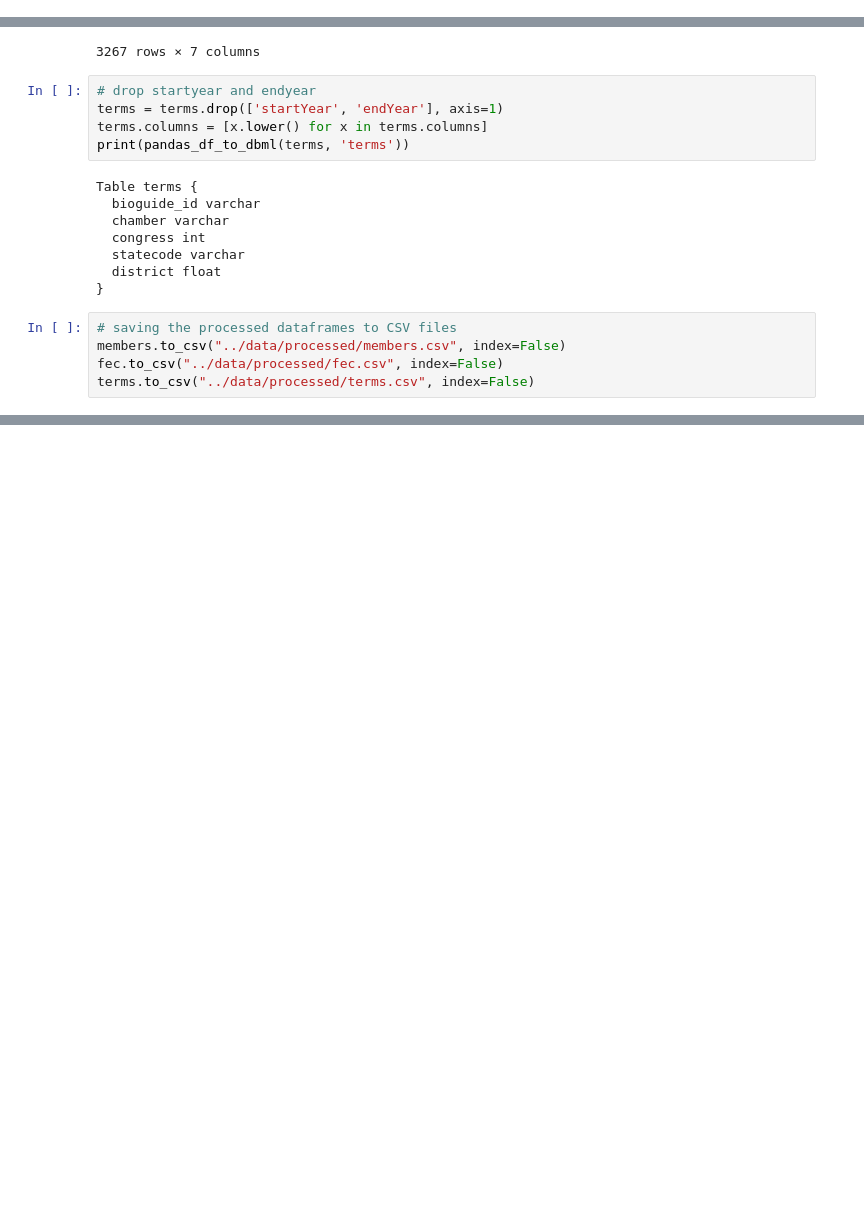
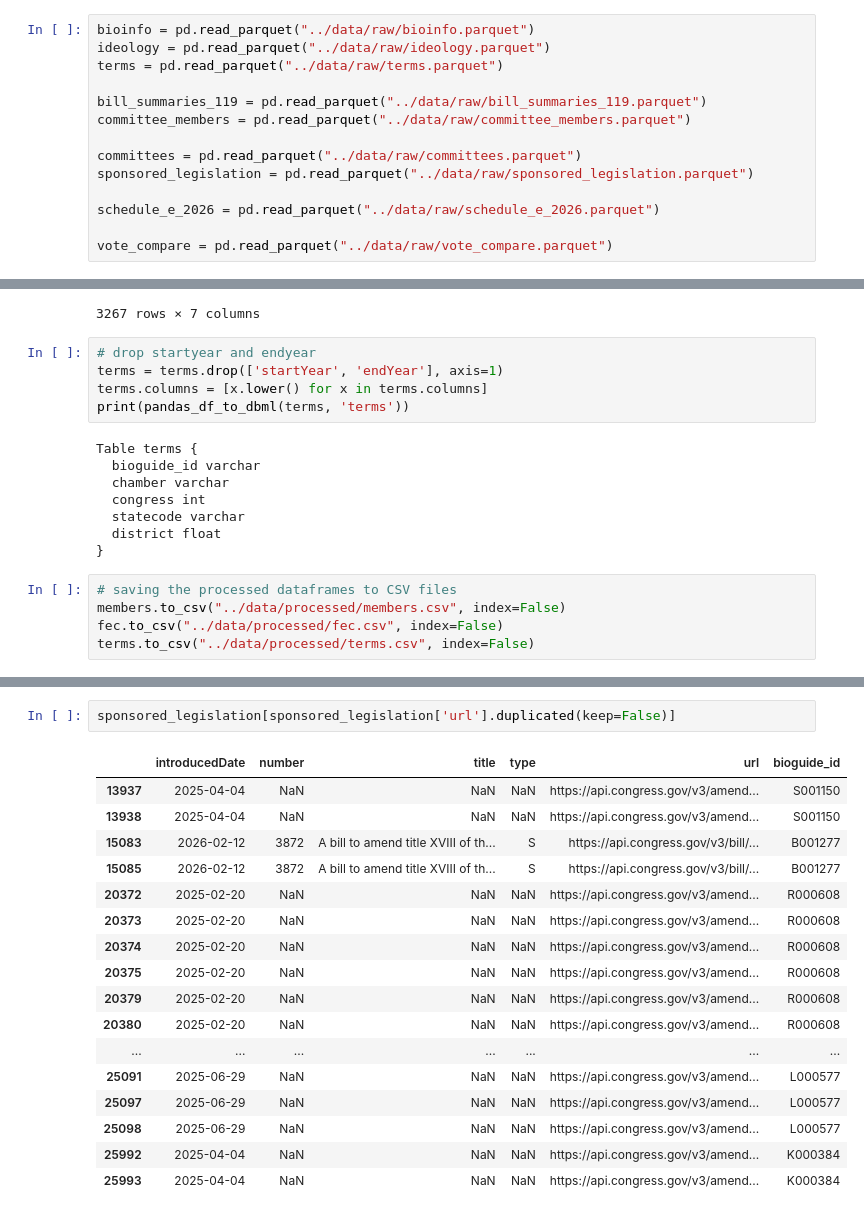
Before and after one commit to Graviton12/congress_transparency_class26, a Jupyter notebook: notebooks/demo_10_15_2026.ipynb, the cells around one changed output, grey strips where cells are left out. Saved outputs shown, nothing was run; the diff lists cells and outputs as text; blank space fills up the shorter version.

Commit message:
Created processed expenditures and bills data

```diff
--- a/notebooks/demo_10_15_2026.ipynb
+++ b/notebooks/demo_10_15_2026.ipynb
@@ -1,6 +1,20 @@
 # %%
 import numpy as np
 import pandas as pd
+# %%
+bioinfo = pd.read_parquet("../data/raw/bioinfo.parquet")
+ideology = pd.read_parquet("../data/raw/ideology.parquet")
+terms = pd.read_parquet("../data/raw/terms.parquet")
+
+bill_summaries_119 = pd.read_parquet("../data/raw/bill_summaries_119.parquet")
+committee_members = pd.read_parquet("../data/raw/committee_members.parquet")
+
+committees = pd.read_parquet("../data/raw/committees.parquet")
+sponsored_legislation = pd.read_parquet("../data/raw/sponsored_legislation.parquet")
+
+schedule_e_2026 = pd.read_parquet("../data/raw/schedule_e_2026.parquet")
+
+vote_compare = pd.read_parquet("../data/raw/vote_compare.parquet")
 # %%
 bioinfo = pd.read_parquet("../data/raw/bioinfo.parquet")
 bioinfo.info()
@@ -362,0 +430,20 @@ terms.to_csv("../data/processed/terms.csv", index=False)
+# %%
+sponsored_legislation[sponsored_legislation['url'].duplicated(keep=False)]
+# %% [output]
+|  | introducedDate | number | title | type | url | bioguide_id |
+| 13937 | 2025-04-04 | NaN | NaN | NaN | https://api.congress.gov/v3/amend... | S001150 |
+| 13938 | 2025-04-04 | NaN | NaN | NaN | https://api.congress.gov/v3/amend... | S001150 |
+| 15083 | 2026-02-12 | 3872 | A bill to amend title XVIII of th... | S | https://api.congress.gov/v3/bill/... | B001277 |
+| 15085 | 2026-02-12 | 3872 | A bill to amend title XVIII of th... | S | https://api.congress.gov/v3/bill/... | B001277 |
+| 20372 | 2025-02-20 | NaN | NaN | NaN | https://api.congress.gov/v3/amend... | R000608 |
+| 20373 | 2025-02-20 | NaN | NaN | NaN | https://api.congress.gov/v3/amend... | R000608 |
+| 20374 | 2025-02-20 | NaN | NaN | NaN | https://api.congress.gov/v3/amend... | R000608 |
+| 20375 | 2025-02-20 | NaN | NaN | NaN | https://api.congress.gov/v3/amend... | R000608 |
+| 20379 | 2025-02-20 | NaN | NaN | NaN | https://api.congress.gov/v3/amend... | R000608 |
+| 20380 | 2025-02-20 | NaN | NaN | NaN | https://api.congress.gov/v3/amend... | R000608 |
+| ... | ... | ... | ... | ... | ... | ... |
+| 25091 | 2025-06-29 | NaN | NaN | NaN | https://api.congress.gov/v3/amend... | L000577 |
+| 25097 | 2025-06-29 | NaN | NaN | NaN | https://api.congress.gov/v3/amend... | L000577 |
+| 25098 | 2025-06-29 | NaN | NaN | NaN | https://api.congress.gov/v3/amend... | L000577 |
+| 25992 | 2025-04-04 | NaN | NaN | NaN | https://api.congress.gov/v3/amend... | K000384 |
+| 25993 | 2025-04-04 | NaN | NaN | NaN | https://api.congress.gov/v3/amend... | K000384 |
```
Also changed, not shown: parts of 20 cells of this notebook.
